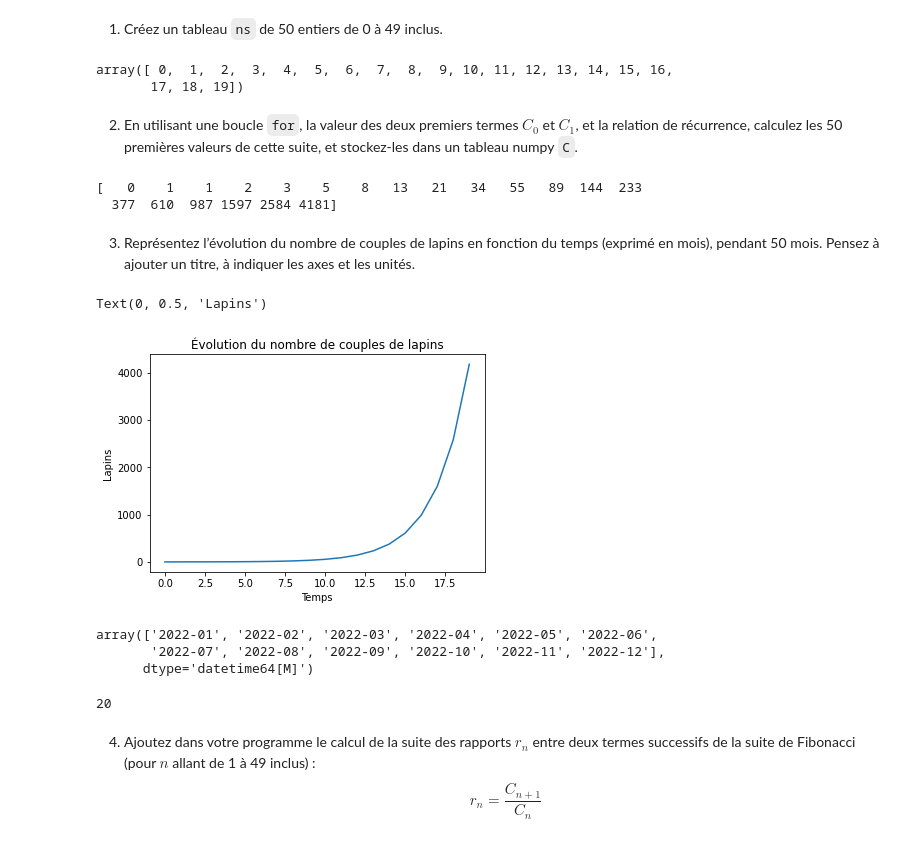
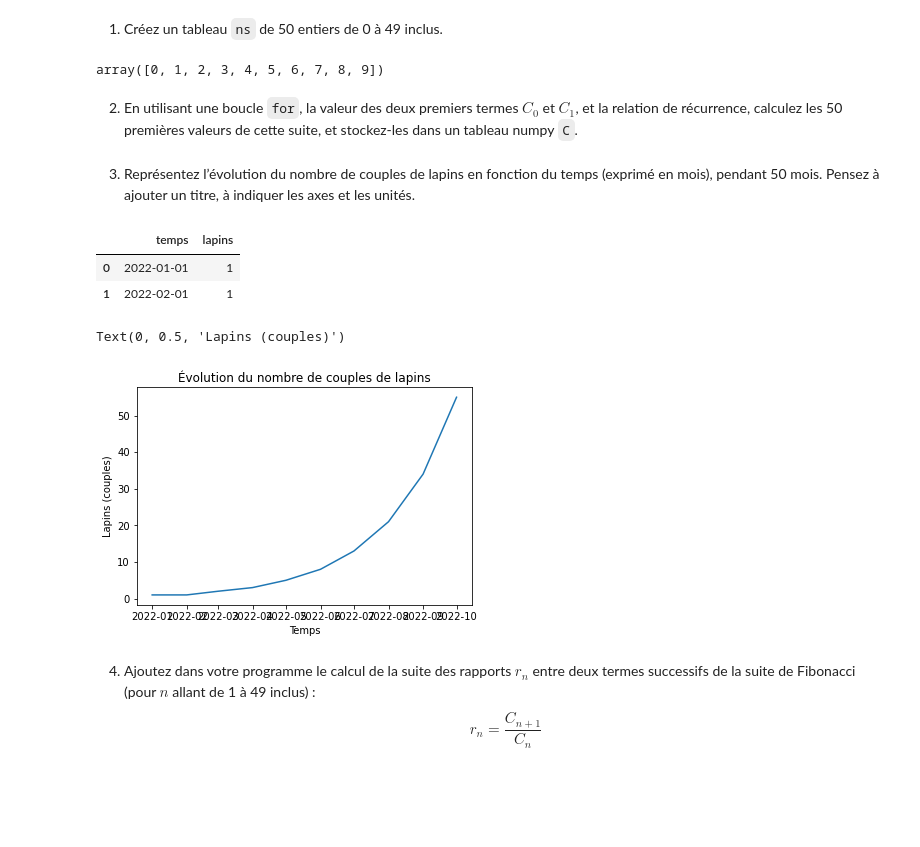
Before and after one commit to kmiloarguello/physique-numerique, a Jupyter notebook: etu-03-suites-relations-recurrence/etu-04-exercices.ipynb, the cells around one changed output. Saved outputs shown, nothing was run; the diff lists cells and outputs as text; code cells hidden in the pictures; blank space fills up the shorter version.

```diff
--- a/etu-03-suites-relations-recurrence/etu-04-exercices.ipynb
+++ b/etu-03-suites-relations-recurrence/etu-04-exercices.ipynb
@@ -16,54 +17,46 @@ import matplotlib.pyplot as plt
 # %% [markdown]
 1. Créez un tableau `ns` de 50 entiers de 0 à 49 inclus.
 # %%
-ns = np.arange(20)
+N = 10
+ns = np.arange(N)
 ns
 # %% [output]
-array([ 0,  1,  2,  3,  4,  5,  6,  7,  8,  9, 10, 11, 12, 13, 14, 15, 16,
-       17, 18, 19])
+array([0, 1, 2, 3, 4, 5, 6, 7, 8, 9])
 # %% [markdown]
 2. En utilisant une boucle `for`, la valeur des deux premiers termes $C_0$ et $C_1$, et la relation de récurrence, calculez les 50 premières valeurs de cette suite, et stockez-les dans un tableau numpy `C`.
-# %%
-c0 = 0
-c1 = 1
-
-for i,v in enumerate(ns):
-    if i == 0:
-        ns[i] = c0
-    if i == 1:
-        ns[i] = c1
-    if i > 1:
-        ns[i] = ns[i - 1] + ns[i  - 2]
-
-c = np.array(ns)
-
-print(c)
-# %% [output]
-[   0    1    1    2    3    5    8   13   21   34   55   89  144  233
-  377  610  987 1597 2584 4181]
+# %%
+C = np.empty(N, dtype='int64')
+C[0] = 1
+C[1] = 1
+
+for i in range(2, N):
+    C[i] = C[i - 1] + C[i - 2]
 # %% [markdown]
 3. Représentez l’évolution du nombre de couples de lapins en fonction du temps (exprimé en mois), pendant 50 mois. Pensez à ajouter un titre, à indiquer les axes et les unités.
+# %%
+lapins = C.copy()
+temps = np.arange('2022', '2040', step = '1', dtype = 'datetime64[M]')[:len(lapins)]
+
+# Création d'un dictionnaire
+dic_lapins_evolution = {"temps"  : temps,
+                      "lapins" : lapins}
+
+# Création du DataFrame
+df = pd.DataFrame(data = dic_lapins_evolution)
+# %%
+df.head(n=2)
+# %% [output]
+|  | temps | lapins |
+| 0 | 2022-01-01 | 1 |
+| 1 | 2022-02-01 | 1 |
 # %%
-
-
-plt.plot(range(len(c)), c)
+plt.plot(df["temps"], df["lapins"])
 plt.title("Évolution du nombre de couples de lapins")
-#plt.xlim(np.datetime64('1950', 'M'))
 plt.xlabel("Temps")
-plt.ylabel("Lapins")
+plt.ylabel("Lapins (couples)")
 # %% [output]
-Text(0, 0.5, 'Lapins')
+Text(0, 0.5, 'Lapins (couples)')
-[figure, old version]
+[figure, new version]
-# %%
-np.arange('2022', '2023', step = '1', dtype = 'datetime64[M]')
-# %% [output]
-array(['2022-01', '2022-02', '2022-03', '2022-04', '2022-05', '2022-06',
-       '2022-07', '2022-08', '2022-09', '2022-10', '2022-11', '2022-12'],
-      dtype='datetime64[M]')
-# %%
-len(c)
-# %% [output]
-20
 # %% [markdown]
 4. Ajoutez dans votre programme le calcul de la suite des rapports $r_n$ entre deux termes successifs de la suite de Fibonacci (pour $n$ allant de 1 à 49 inclus) :
 $$
```
Also changed, not shown: parts of 6 cells of this notebook, 1 other file.
